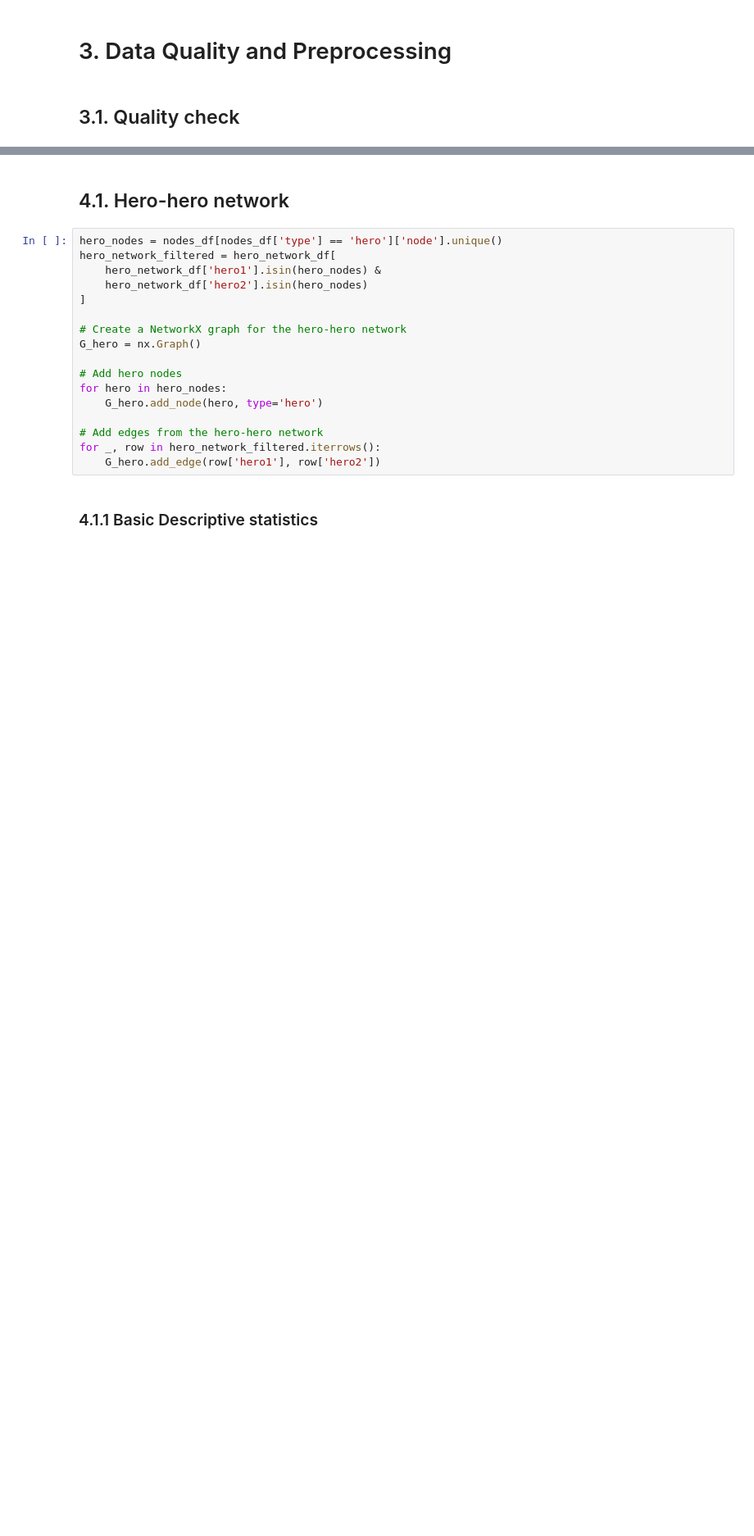
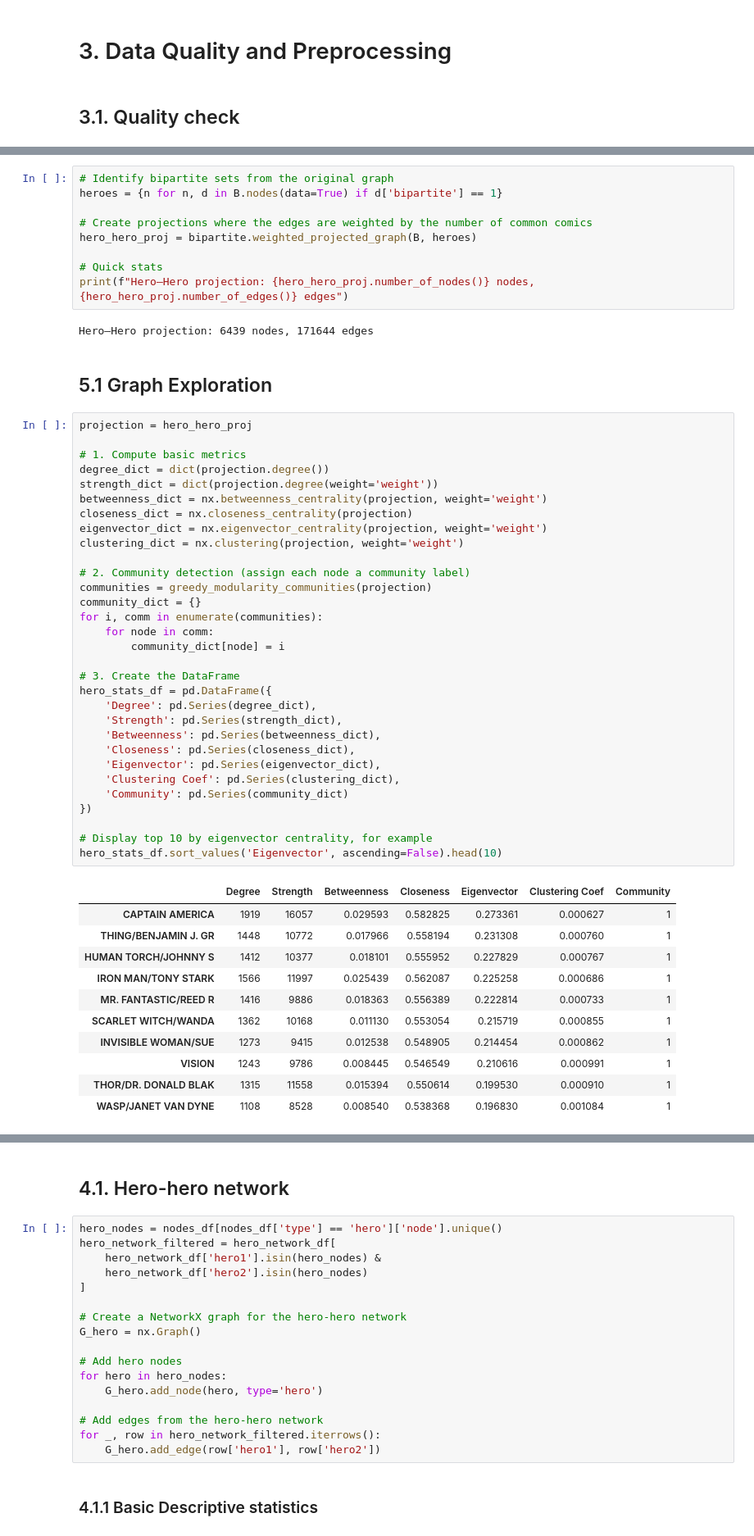
Before and after one commit to Konpyuuta/social-media-analytics, a Jupyter notebook: final_marvel_project.ipynb, the cells around one changed output, grey strips where cells are left out. Shown: that part at 82% size. Cells and saved outputs as stored; diff of their text form; blank space fills up the shorter version.

```diff
--- a/final_marvel_project.ipynb
+++ b/final_marvel_project.ipynb
@@ -851,0 +761,56 @@ Sample of isolated heroes (first 20):
+# %%
+# Identify bipartite sets from the original graph
+heroes = {n for n, d in B.nodes(data=True) if d['bipartite'] == 1}
+
+# Create projections where the edges are weighted by the number of common comics
+hero_hero_proj = bipartite.weighted_projected_graph(B, heroes)
+
+# Quick stats
+print(f"Hero–Hero projection: {hero_hero_proj.number_of_nodes()} nodes, {hero_hero_proj.number_of_edges()} edges")
+# %% [output]
+Hero–Hero projection: 6439 nodes, 171644 edges
+# %% [markdown]
+## 5.1 Graph Exploration
+# %%
+projection = hero_hero_proj
+
+# 1. Compute basic metrics
+degree_dict = dict(projection.degree())
+strength_dict = dict(projection.degree(weight='weight'))
+betweenness_dict = nx.betweenness_centrality(projection, weight='weight')
+closeness_dict = nx.closeness_centrality(projection)
+eigenvector_dict = nx.eigenvector_centrality(projection, weight='weight')
+clustering_dict = nx.clustering(projection, weight='weight')
+
+# 2. Community detection (assign each node a community label)
+communities = greedy_modularity_communities(projection)
+community_dict = {}
+for i, comm in enumerate(communities):
+    for node in comm:
+        community_dict[node] = i
+
+# 3. Create the DataFrame
+hero_stats_df = pd.DataFrame({
+    'Degree': pd.Series(degree_dict),
+    'Strength': pd.Series(strength_dict),
+    'Betweenness': pd.Series(betweenness_dict),
+    'Closeness': pd.Series(closeness_dict),
+    'Eigenvector': pd.Series(eigenvector_dict),
+    'Clustering Coef': pd.Series(clustering_dict),
+    'Community': pd.Series(community_dict)
+})
+
+# Display top 10 by eigenvector centrality, for example
+hero_stats_df.sort_values('Eigenvector', ascending=False).head(10)
+# %% [output]
+|  | Degree | Strength | Betweenness | Closeness | Eigenvector | Clustering Coef | Community |
+| CAPTAIN AMERICA | 1919 | 16057 | 0.029593 | 0.582825 | 0.273361 | 0.000627 | 1 |
+| THING/BENJAMIN J. GR | 1448 | 10772 | 0.017966 | 0.558194 | 0.231308 | 0.000760 | 1 |
+| HUMAN TORCH/JOHNNY S | 1412 | 10377 | 0.018101 | 0.555952 | 0.227829 | 0.000767 | 1 |
+| IRON MAN/TONY STARK | 1566 | 11997 | 0.025439 | 0.562087 | 0.225258 | 0.000686 | 1 |
+| MR. FANTASTIC/REED R | 1416 | 9886 | 0.018363 | 0.556389 | 0.222814 | 0.000733 | 1 |
+| SCARLET WITCH/WANDA | 1362 | 10168 | 0.011130 | 0.553054 | 0.215719 | 0.000855 | 1 |
+| INVISIBLE WOMAN/SUE | 1273 | 9415 | 0.012538 | 0.548905 | 0.214454 | 0.000862 | 1 |
+| VISION | 1243 | 9786 | 0.008445 | 0.546549 | 0.210616 | 0.000991 | 1 |
+| THOR/DR. DONALD BLAK | 1315 | 11558 | 0.015394 | 0.550614 | 0.199530 | 0.000910 | 1 |
+| WASP/JANET VAN DYNE | 1108 | 8528 | 0.008540 | 0.538368 | 0.196830 | 0.001084 | 1 |
```
Also changed, not shown: parts of 44 cells of this notebook, 5 other files.
